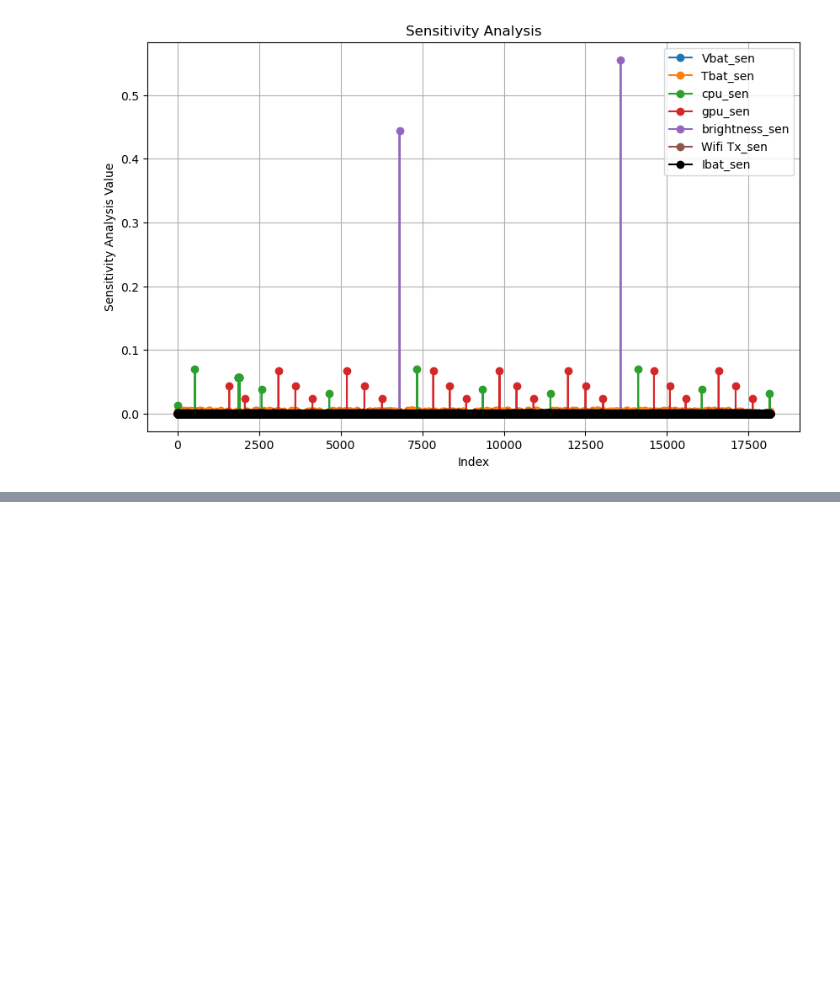
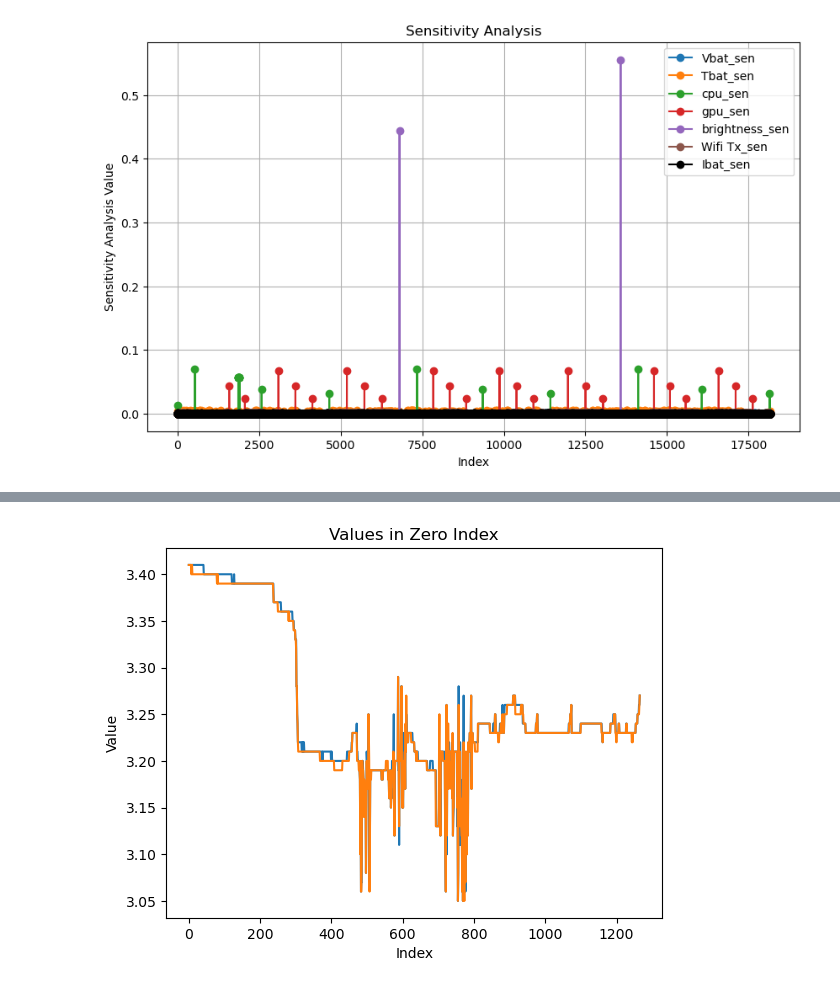
Before and after one commit to Sundeep-D/Battery-management-System-Labs, a Jupyter notebook: Labs/L14 State of Health Practice/L14 State of Health Practice.ipynb, the cells around one changed output, grey strips where cells are left out. Saved outputs shown, nothing was run; the diff lists cells and outputs as text; code cells hidden in the pictures; blank space fills up the shorter version.

```diff
--- a/Labs/L14 State of Health Practice/L14 State of Health Practice.ipynb
+++ b/Labs/L14 State of Health Practice/L14 State of Health Practice.ipynb
@@ -992,3 +992,19 @@ plt.grid(True)
 plt.show()
 # %% [output]
 [figure]
+# %%
+import pandas as pd
+
+# Read the CSV file
+df = pd.read_csv('evtrace.csv')
+
+# Extract the "cell vol." column
+cell_vol_column = df['cell vol.']
+
+row_values = {}
+for i, cell_vol in enumerate(cell_vol_column):
+    cell_vol = str(cell_vol).replace("{", "").replace("}", "")  # Convert to string and remove curly braces
+    values = cell_vol.split("|")  # Split by pipe character
+    if(len(values)>1):
+        row_values[i] = values
+        print(len(values))
@@ -994,0 +1029,33 @@ plt.show()
+# %%
+import pandas as pd
+import matplotlib.pyplot as plt
+
+# Read the CSV file
+df = pd.read_csv('evtrace.csv')
+
+# Extract the "cell vol." column
+cell_vol_column = df['cell vol.']
+
+# Initialize a list to store values
+values_to_plot = []
+values_to_plot2 = []
+
+# Iterate over each row and collect values in the zero index
+for cell_vol in cell_vol_column:
+    cell_vol = str(cell_vol).replace("{", "").replace("}", "")  # Convert to string and remove curly braces
+    values = cell_vol.split("|")  # Split by pipe character
+    if len(values) > 1:
+        values_to_plot.append(float(values[0]))  # Convert to float and append to the list
+        values_to_plot2.append(float(values[20]))
+
+
+# print(values_to_plot)
+# Plot the values
+plt.plot(values_to_plot)
+plt.plot(values_to_plot2)
+plt.xlabel('Index')
+plt.ylabel('Value')
+plt.title('Values in Zero Index')
+plt.show()
+# %% [output]
+[figure, added]
```
Also changed, not shown: parts of 2 cells of this notebook, 5 other files.
